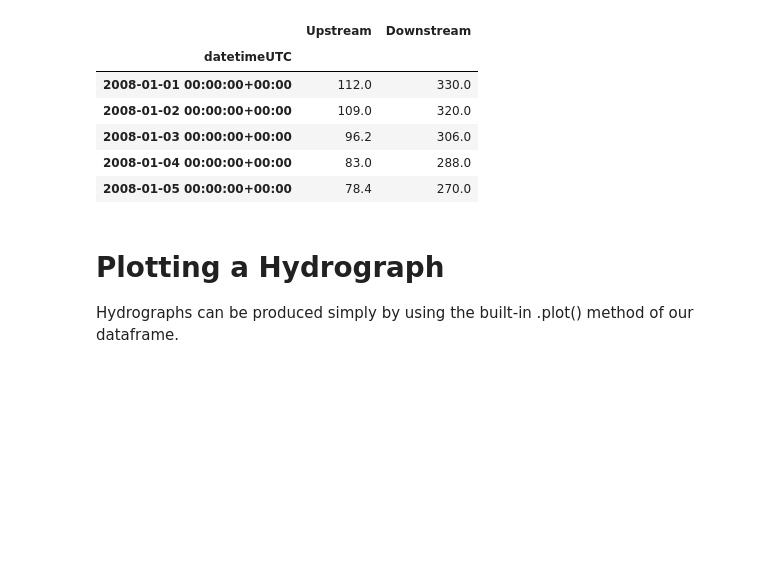
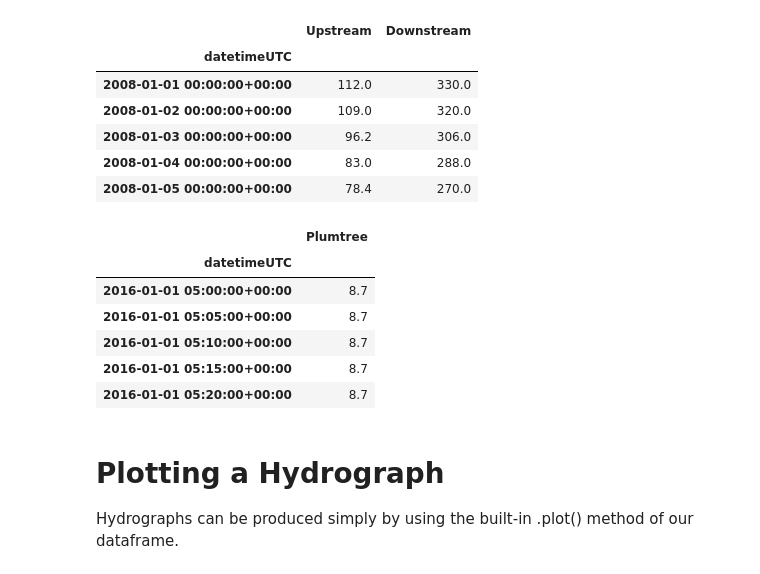
Before and after one commit to mroberge/hydrofunctions, a Jupyter notebook: notebooks/Graphing.ipynb, the cells around one changed output. Cells and saved outputs as stored; diff of their text form; code cells hidden in the pictures; blank space fills up the shorter version.

```diff
--- a/notebooks/Graphing.ipynb
+++ b/notebooks/Graphing.ipynb
@@ -48,6 +67,17 @@ Q.head()
 | 2008-01-03 00:00:00+00:00 | 96.2 | 306.0 |
 | 2008-01-04 00:00:00+00:00 | 83.0 | 288.0 |
 | 2008-01-05 00:00:00+00:00 | 78.4 | 270.0 |
+# %%
+T = T.rename(columns={"USGS:01581752:00010:00000": "Plumtree"})
+T.head()
+# %% [output]
+|  | Plumtree |
+| datetimeUTC |  |
+| 2016-01-01 05:00:00+00:00 | 8.7 |
+| 2016-01-01 05:05:00+00:00 | 8.7 |
+| 2016-01-01 05:10:00+00:00 | 8.7 |
+| 2016-01-01 05:15:00+00:00 | 8.7 |
+| 2016-01-01 05:20:00+00:00 | 8.7 |
 # %% [markdown]
 # Plotting a Hydrograph
 Hydrographs can be produced simply by using the built-in .plot() method of our dataframe.
```
Also changed, not shown: parts of 12 cells of this notebook.
